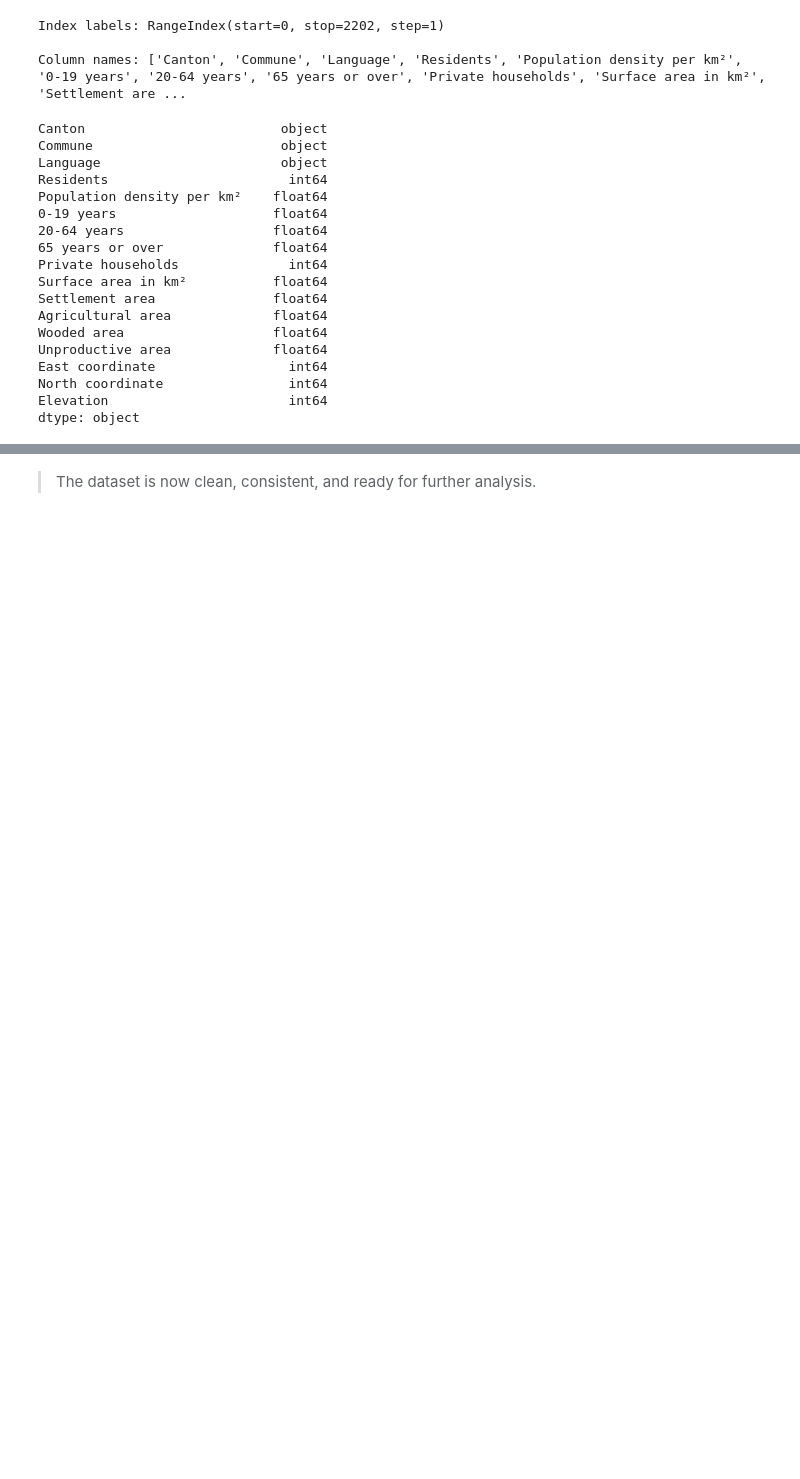
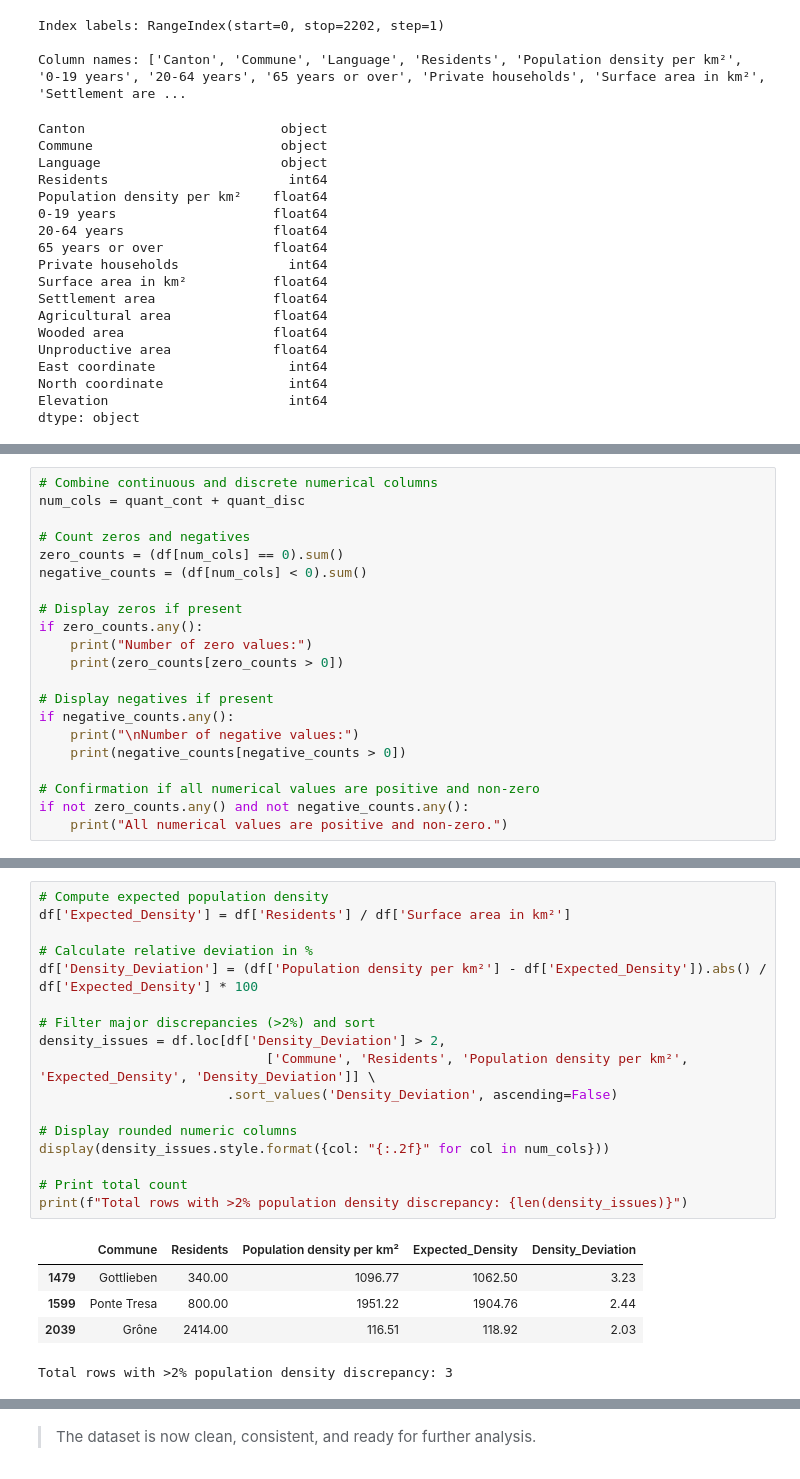
Before and after one commit to mamefatylo/EPFL_swiss_communes_project, a Jupyter notebook: communes_solution.ipynb, the cells around one changed output, grey strips where cells are left out. Cells and saved outputs as stored; diff of their text form; blank space fills up the shorter version.

```diff
--- a/communes_solution.ipynb
+++ b/communes_solution.ipynb
@@ -255,0 +382,21 @@ Total missing values in dataset: 0
+# %%
+# Combine continuous and discrete numerical columns
+num_cols = quant_cont + quant_disc
+
+# Count zeros and negatives
+zero_counts = (df[num_cols] == 0).sum()
+negative_counts = (df[num_cols] < 0).sum()
+
+# Display zeros if present
+if zero_counts.any():
+    print("Number of zero values:")
+    print(zero_counts[zero_counts > 0])
+
+# Display negatives if present
+if negative_counts.any():
+    print("\nNumber of negative values:")
+    print(negative_counts[negative_counts > 0])
+
+# Confirmation if all numerical values are positive and non-zero
+if not zero_counts.any() and not negative_counts.any():
+    print("All numerical values are positive and non-zero.")
@@ -255,0 +482,23 @@ Total missing values in dataset: 0
+# %%
+# Compute expected population density
+df['Expected_Density'] = df['Residents'] / df['Surface area in km²']
+
+# Calculate relative deviation in %
+df['Density_Deviation'] = (df['Population density per km²'] - df['Expected_Density']).abs() / df['Expected_Density'] * 100
+
+# Filter major discrepancies (>2%) and sort
+density_issues = df.loc[df['Density_Deviation'] > 2,
+                             ['Commune', 'Residents', 'Population density per km²', 'Expected_Density', 'Density_Deviation']] \
+                        .sort_values('Density_Deviation', ascending=False)
+
+# Display rounded numeric columns
+display(density_issues.style.format({col: "{:.2f}" for col in num_cols}))
+
+# Print total count
+print(f"Total rows with >2% population density discrepancy: {len(density_issues)}")
+# %% [output]
+|  | Commune | Residents | Population density per km² | Expected_Density | Density_Deviation |
+| 1479 | Gottlieben | 340.00 | 1096.77 | 1062.50 | 3.23 |
+| 1599 | Ponte Tresa | 800.00 | 1951.22 | 1904.76 | 2.44 |
+| 2039 | Grône | 2414.00 | 116.51 | 118.92 | 2.03 |
+Total rows with >2% population density discrepancy: 3
```
Also changed, not shown: parts of 70 cells of this notebook.
